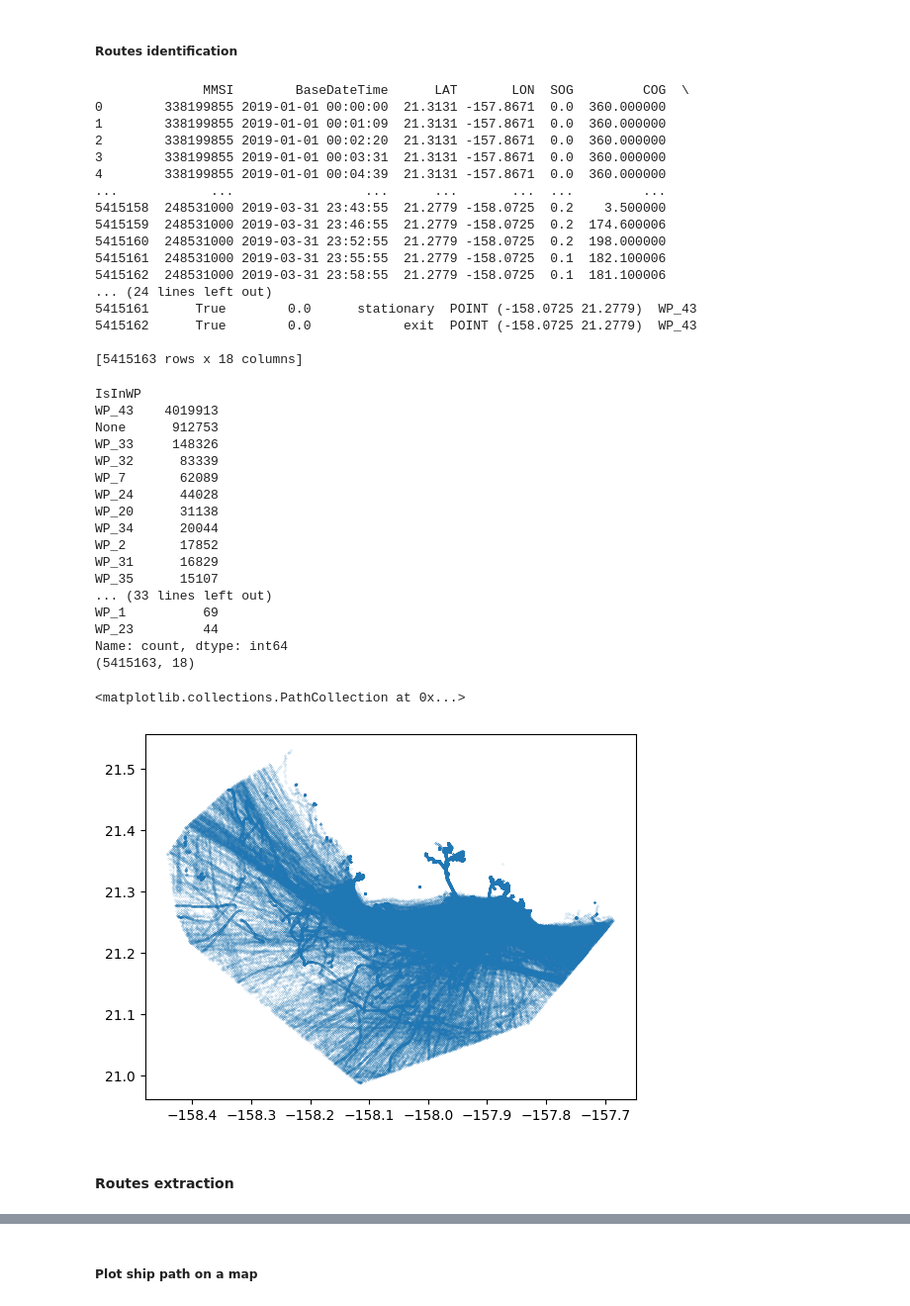
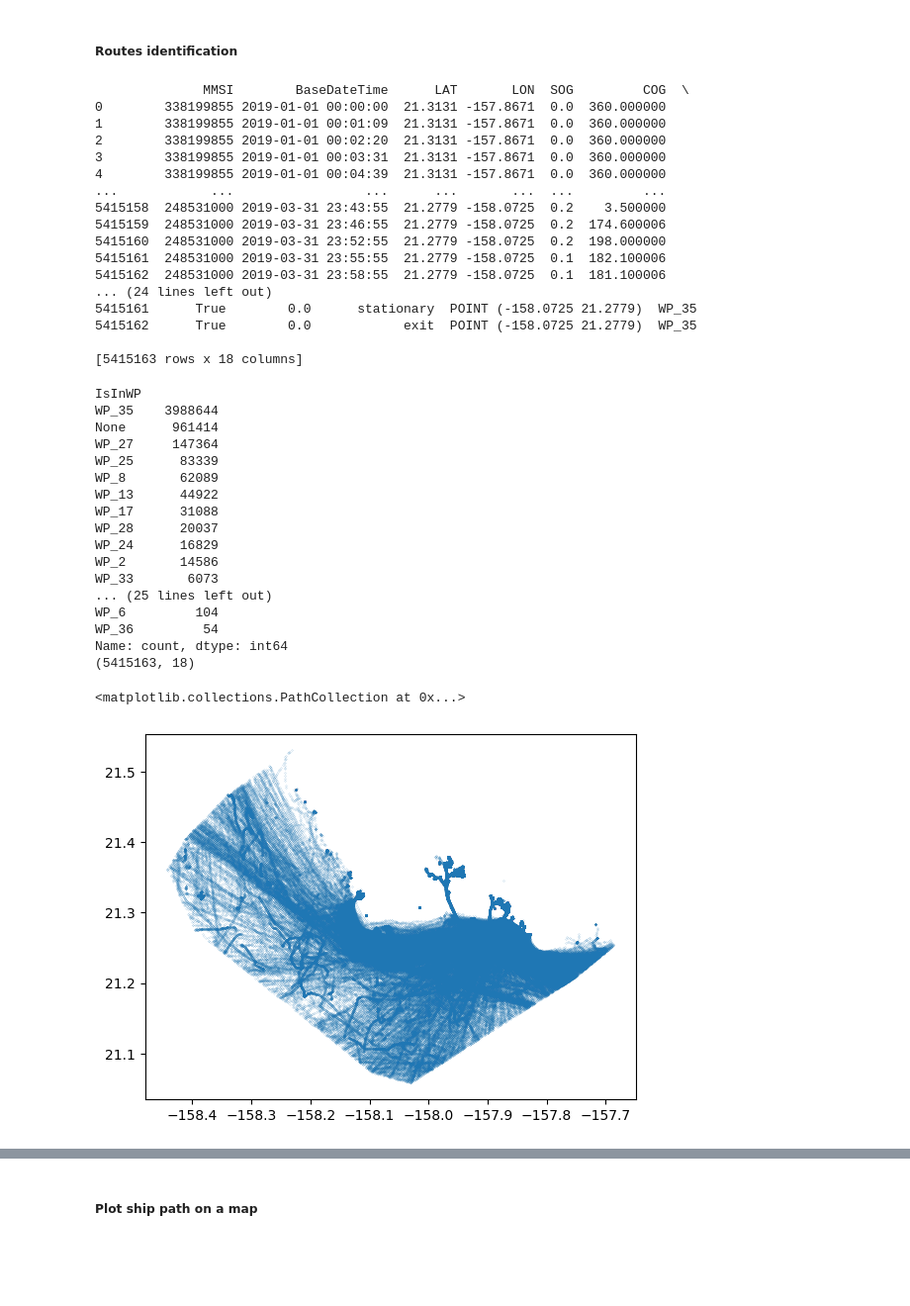
Before and after one commit to Accazeta/AIS_data_analysis, a Jupyter notebook: src/TREAD.ipynb, the cells around one changed output, grey strips where cells are left out. Shown at 99% size. Drawn from its saved outputs; the diff is of its cells as text; code cells hidden in the pictures; blank space fills up the shorter version.

```diff
--- a/src/TREAD.ipynb
+++ b/src/TREAD.ipynb
@@ -7,11 +7,12 @@ from sklearn.cluster import HDBSCAN
 import matplotlib.pyplot as plt
 import gc                           # garbage collector
 import shapely as shpl
+import datetime as dt
 
 # constants
 FOLDER_PATH = "../dataset/2019/"
 FILE_NAME = 'cleaned_2019_01-03.csv'
-SPEED_THRESHOLD = 0.1125 # nautical knots
+SPEED_THRESHOLD = 0.1 # nautical knots
 POINTS_THRESHOLD = 50
 KNOTS_CONST = 1.943845249221964 # constant used to convert from m/s to nautical knots
 EARTH_RADIUS_KM = 6378.137 # average value, used by geopy https://github.com/geopy/geopy/blob/master/geopy/distance.py
@@ -20,6 +21,8 @@ LAT_MIN = 18.76651
 LAT_MAX = 22.63089
 LON_MIN = -160.11085
 LON_MAX = -154.38957
+LOST_TIME_THRESHOLD_SECONDS = dt.timedelta(seconds=600) # 10 minutes
+LOST_DISTANCE_THRESHOLD_METERS = 1000
 # %% [markdown]
 Import source csv into a dataframe
 # %%
@@ -54,7 +57,7 @@ optimized_df['LON'] = clean_df['LON']
 
 # SOG - from float64 to float32. The loss of precision is negligible, as per AIS specs
 # the maximum allowed value for SOG is 102 (knots)
-optimized_df['SOG'] = clean_df['SOG'].astype('float32')
+optimized_df['SOG'] = clean_df['SOG'].astype('float64')
 
 # COG - from float64 to float32. The loss of precision is negligible, as per AIS specs
 # the maximum allowed value is 360 degrees, relative to true north
@@ -165,13 +168,13 @@ for mmsi in reference_list_of_mmsi:
     # reset the index of the dataframe
     appendDF.reset_index(inplace=True)
 
-    # next step: calculate the avg_speed (distance/time) in order to find stationary points.
+    # next step: calculate the avg_speed (distance/time) in order to find stationary points. (SOG is not always reliable)
     # for the distance, the great-circle distance is used in order to account for earth curvature
 
     # save a shifted-by-one-row version of the db, so that "previous" points can be joined with "current" points
     shiftedDF = appendDF[['BaseDateTime','LAT', 'LON']].shift(1).copy()
     # the resulting df has (for each row) a pair of points. The left one is antecedent to the right one
-    pairsOfPointsDF = shiftedDF.iloc[1:].join(appendDF[['BaseDateTime', 'LAT', 'LON']].iloc[1:], lsuffix='_left', rsuffix='_right')
+    pairsOfPointsDF = shiftedDF.iloc[1:].join(appendDF[['BaseDateTime', 'LAT', 'LON', 'SOG']].iloc[1:], lsuffix='_left', rsuffix='_right')
     # calculate average speed for each row of the 'pairsOfPointsDF' df (each row represents a pair of points)
     # add a new column that holds the time difference between the two points of the row
     pairsOfPointsDF['DeltaTime'] = p.to_datetime(pairsOfPointsDF['BaseDateTime_right']) - p.to_datetime(pairsOfPointsDF['BaseDateTime_left'])
@@ -183,15 +186,37 @@ for mmsi in reference_list_of_mmsi:
                                                                     )
     # calculate average speed (in m/s)
     pairsOfPointsDF['Speed'] = pairsOfPointsDF['Distance'] / pairsOfPointsDF['DeltaTime'].dt.total_seconds()
-    # convert it into nautical knots
+
+    # sometimes a vessel can stop reporting its position and re-appear too far away from its last known location.
+    # In this case it makes little sense to calculate the avg_speed. (np.nan multiplied by any number returns np.nan)
+
+    # condition used to determine if the ship is "lost"
+    lost_condition = ((pairsOfPointsDF['Distance'] >= LOST_DISTANCE_THRESHOLD_METERS) &
+                        (pairsOfPointsDF['DeltaTime'] > LOST_TIME_THRESHOLD_SECONDS))
+    # the avg_speed of the points following the ones considered "lost" is set to nan
+    pairsOfPointsDF.loc[lost_condition, 'Speed'] = np.nan
+    # any nan point of the 'Speed' column is set to the corresponging 'SOG' value (if available)
+    pairsOfPointsDF['Speed'].fillna(pairsOfPointsDF['SOG'], inplace=True)
+    # new empty status column
+    pairsOfPointsDF['EstimatedStatus'] = p.Series(dtype=p.StringDtype())
+    # the status of last point before the ship disappears is set to 'lost'
+    pairsOfPointsDF.loc[lost_condition.shift(-1, fill_value=False), 'EstimatedStatus'] = 'lost'
+    # the status of the first point after the ship reappears is set to 'return'
+    pairsOfPointsDF.loc[lost_condition, 'EstimatedStatus'] = 'return'
+
+    # convert the speed from meters to nautical knots
     pairsOfPointsDF['Speed'] = pairsOfPointsDF['Speed'] * KNOTS_CONST
     pairsOfPointsDF['Speed'] = pairsOfPointsDF['Speed'].round(decimals=2)
 
     # save the speed values to the ship df
-    appendDF['Avg_Speed'] = pairsOfPointsDF['Speed'].astype('float64').copy()
+    appendDF['Avg_Speed'] = pairsOfPointsDF['Speed'].copy()
     # round the final value to 2 decimal digits
     # The first row of each ship has its "Avg_Speed" field set equal to the SOG
     appendDF.at[appendDF.index[0], 'Avg_Speed'] = appendDF.at[appendDF.index[0], 'SOG']
+    # Any row where avg_speed is set to np.nan is replaced with the SOG value
+    appendDF['Avg_Speed'].fillna(appendDF['SOG'], inplace=True)
+    # Copy the estimated status column in the final ship df
+    appendDF['EstimatedStatus'] = pairsOfPointsDF['EstimatedStatus'].copy()
     # drop the first column (generated during all the processing above)
     appendDF.drop('index', axis=1, inplace=True)
     # save the dataframe to the vessels list
@@ -696,7 +759,7 @@ concatDF['IsInWP'] = concatDF[list_of_columns].idxmax(axis=1)
 all_false_rows = concatDF[(~concatDF[list_of_columns]).all(axis=1)].index
 # Replace the value in the 'IsInWP' column as 'None'
 concatDF.loc[all_false_rows, 'IsInWP'] = None
-
+# drop unnecessary columns
 concatDF.drop(list_of_columns, axis=1, inplace=True)
 
 print(concatDF)
@@ -714,36 +777,35 @@ print(concatDF)
 5415161  248531000 2019-03-31 23:55:55  21.2779 -158.0725  0.1  182.100006
 5415162  248531000 2019-03-31 23:58:55  21.2779 -158.0725  0.1  181.100006
 ... (24 lines left out)
-5415161      True        0.0      stationary  POINT (-158.0725 21.2779)  WP_43
-5415162      True        0.0            exit  POINT (-158.0725 21.2779)  WP_43
+5415161      True        0.0      stationary  POINT (-158.0725 21.2779)  WP_35
+5415162      True        0.0            exit  POINT (-158.0725 21.2779)  WP_35
 
 [5415163 rows x 18 columns]
 # %%
+# count the number of points contained in each WP. None -> the ship is at open sea
 value_counts = concatDF['IsInWP'].value_counts(dropna=False)
 print(value_counts)
 print(concatDF.shape)
-
-testDF = concatDF[concatDF['IsInWP'] == 'WP_43']
+# quick plot of the WP with the highest amount of points
+testDF = concatDF[concatDF['IsInWP'] == value_counts.index[0]]
 plt.scatter(testDF['LON'], testDF['LAT'], s=0.01)
 # %% [output]
 IsInWP
-WP_43    4019913
-None      912753
-WP_33     148326
-WP_32      83339
-WP_7       62089
-WP_24      44028
-WP_20      31138
-WP_34      20044
-WP_2       17852
-WP_31      16829
-WP_35      15107
-... (33 lines left out)
-WP_1          69
-WP_23         44
+WP_35    3988644
+None      961414
+WP_27     147364
+WP_25      83339
+WP_8       62089
+WP_13      44922
+WP_17      31088
+WP_28      20037
+WP_24      16829
+WP_2       14586
+WP_33       6073
+... (25 lines left out)
+WP_6         104
+WP_36         54
 Name: count, dtype: int64
 (5415163, 18)
 <matplotlib.collections.PathCollection at 0x...>
-[figure, old version]
+[figure, new version]
-# %% [markdown]
-#### Routes extraction
```
Also changed, not shown: parts of 14 cells of this notebook.
